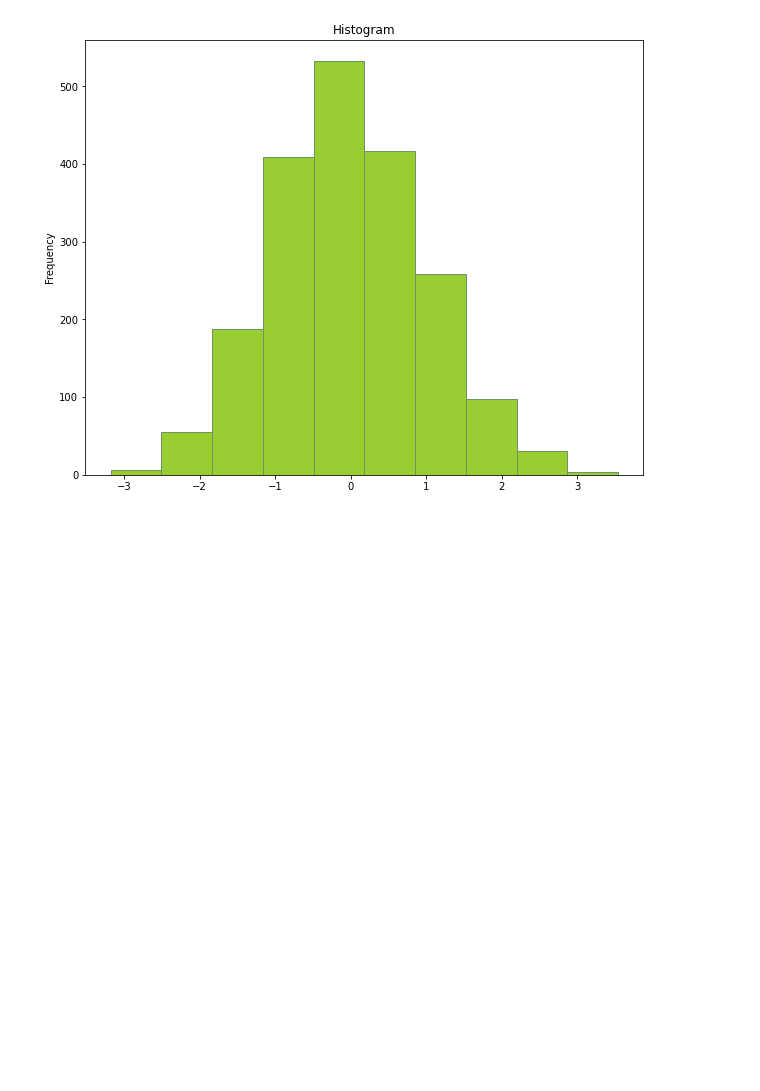
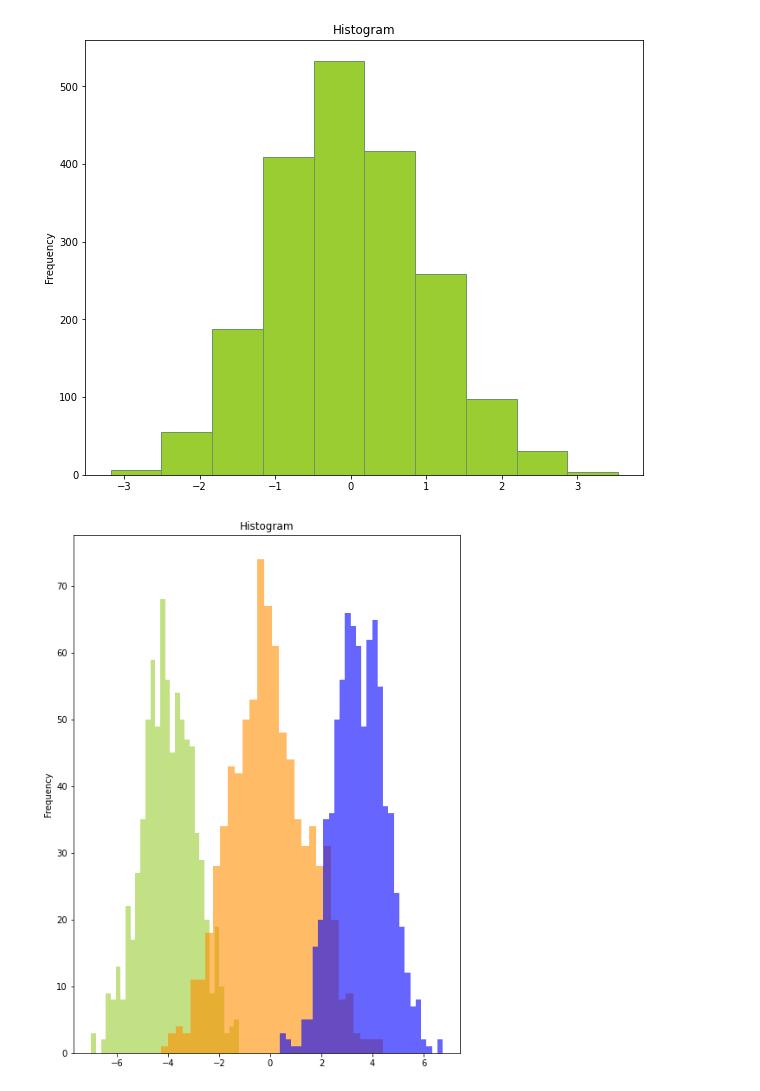
Before and after one commit to uannabi/MatPlotLibGraph, a Jupyter notebook: Histogram.ipynb, the cells around one changed output. Cells and saved outputs as stored; diff of their text form; code cells hidden in the pictures; blank space fills up the shorter version.

Commit message:
Plotting Multiple Histograms

```diff
--- a/Histogram.ipynb
+++ b/Histogram.ipynb
@@ -46,3 +46,16 @@ plt.show()
 [figure]
 [figure]
 [figure]
+# %%
+# Plotting Multiple Histograms
+plt.figure(figsize=(8,11))
+x = np.random.normal(-4,1,size = 800)
+y = np.random.normal(0,1.5,size = 800)
+z = np.random.normal(3.5,1,size = 800)
+plt.hist(x, bins=30, color='yellowgreen' , alpha=0.6)
+plt.hist(y, bins=30, color='#FF8F00' , alpha=0.6)
+plt.hist(z, bins=30, color='blue' , alpha=0.6)
+plt.gca().set(title='Histogram', ylabel='Frequency')
+plt.show()
+# %% [output]
+[figure, added]
```
